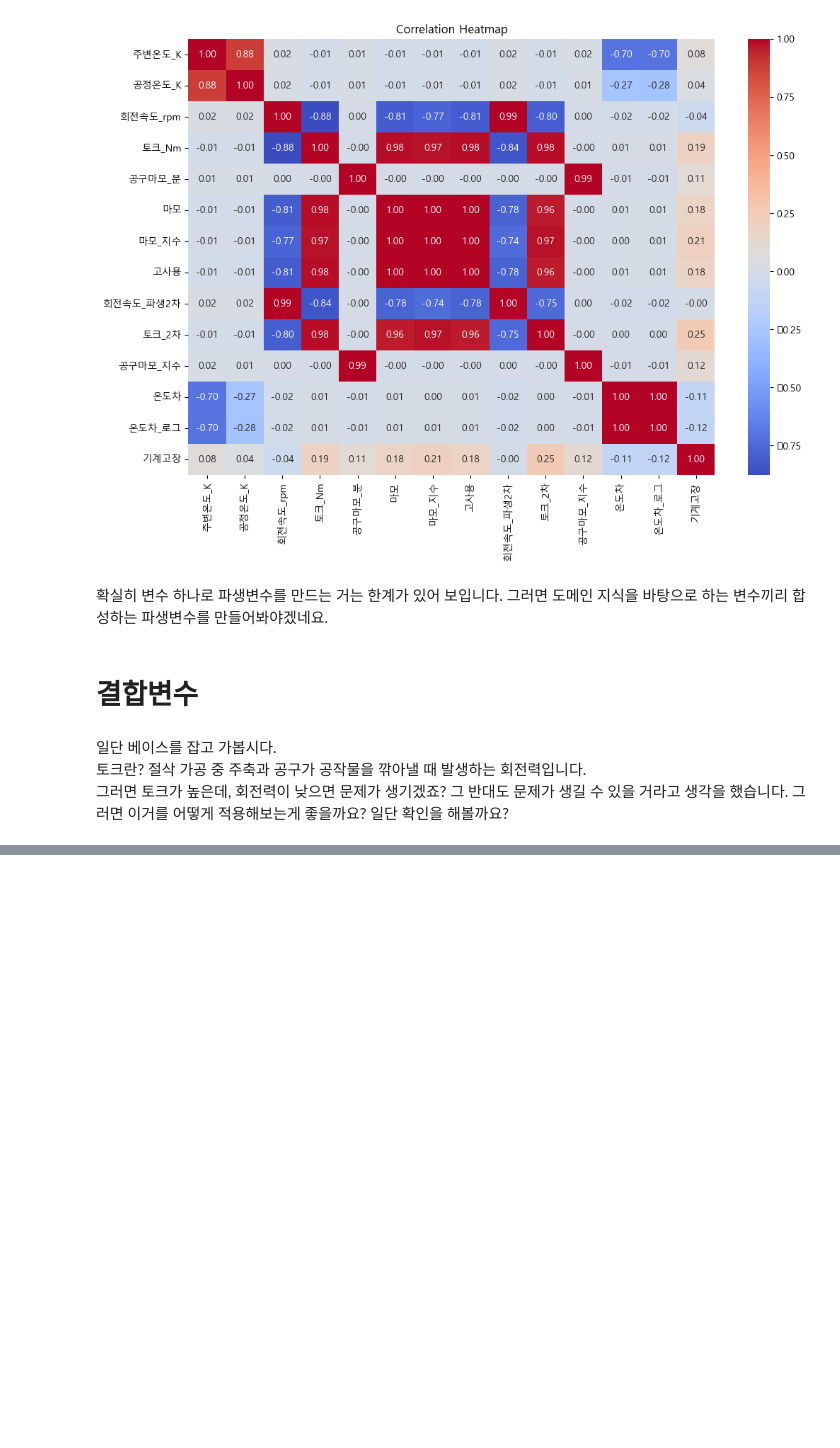
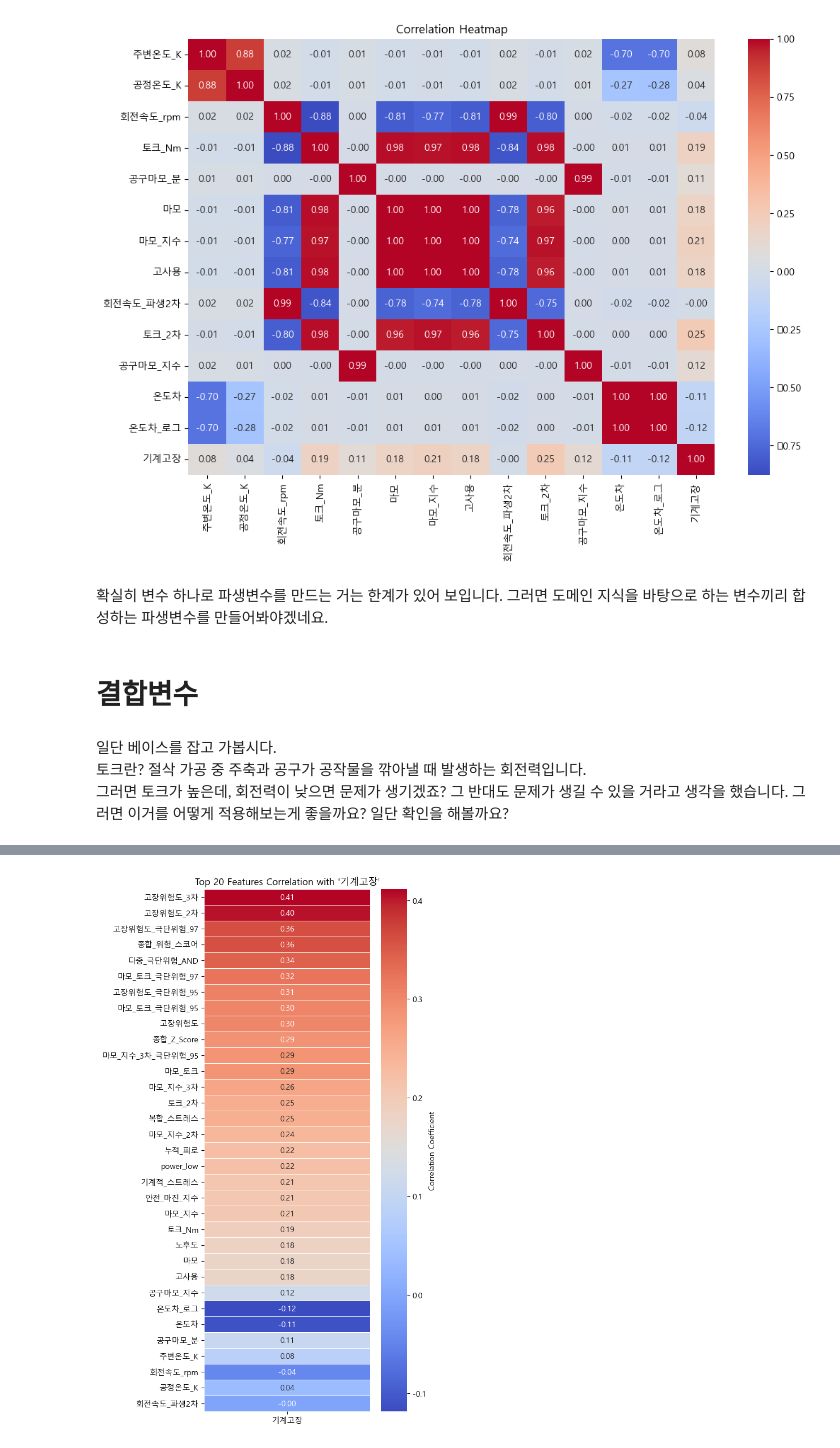
Before and after one commit to parkjunsu3321/Milling_Machine_Predictive, a Jupyter notebook: EDA/EDA.ipynb, the cells around one changed output, grey strips where cells are left out. Drawn from its saved outputs; the diff is of its cells as text; code cells hidden in the pictures; blank space fills up the shorter version.

```diff
--- a/EDA/EDA.ipynb
+++ b/EDA/EDA.ipynb
@@ -727,0 +728,33 @@ plt.show()
+# %%
+import matplotlib.pyplot as plt
+import seaborn as sns
+
+# 한글 폰트 설정 (Windows: Malgun Gothic, Mac: AppleGothic)
+plt.rc('font', family='Malgun Gothic')
+plt.rc('axes', unicode_minus=False)    # 마이너스 기호 깨짐 방지
+
+# 1. 상관계수 계산
+corr = df_fail.corr(numeric_only=True)
+
+# 2. '기계고장'과의 상관계수 절댓값이 가장 높은 상위 20개 변수 추출 ('기계고장' 자기 자신은 제외)
+top20_cols = corr['기계고장'].drop('기계고장').abs().sort_values(ascending=False).head(40).index
+
+# 3. 상위 20개 변수와 '기계고장' 간의 상관계수만 2차원(20x1) 데이터프레임으로 추출
+top20_corr_target = corr.loc[top20_cols, ['기계고장']]
+
+# 4. 히트맵 시각화 (기계고장과의 상관계수 전용)
+plt.figure(figsize=(6, 10))
+sns.heatmap(
+    top20_corr_target,
+    annot=True,
+    cmap="coolwarm",
+    fmt=".2f",
+    linewidths=0.5,
+    cbar_kws={'label': 'Correlation Coefficient'}
+)
+
+plt.title("Top 20 Features Correlation with '기계고장'")
+plt.tight_layout()
+plt.show()
+# %% [output]
+[figure, added]
```
Also changed, not shown: parts of 1 cell of this notebook.
